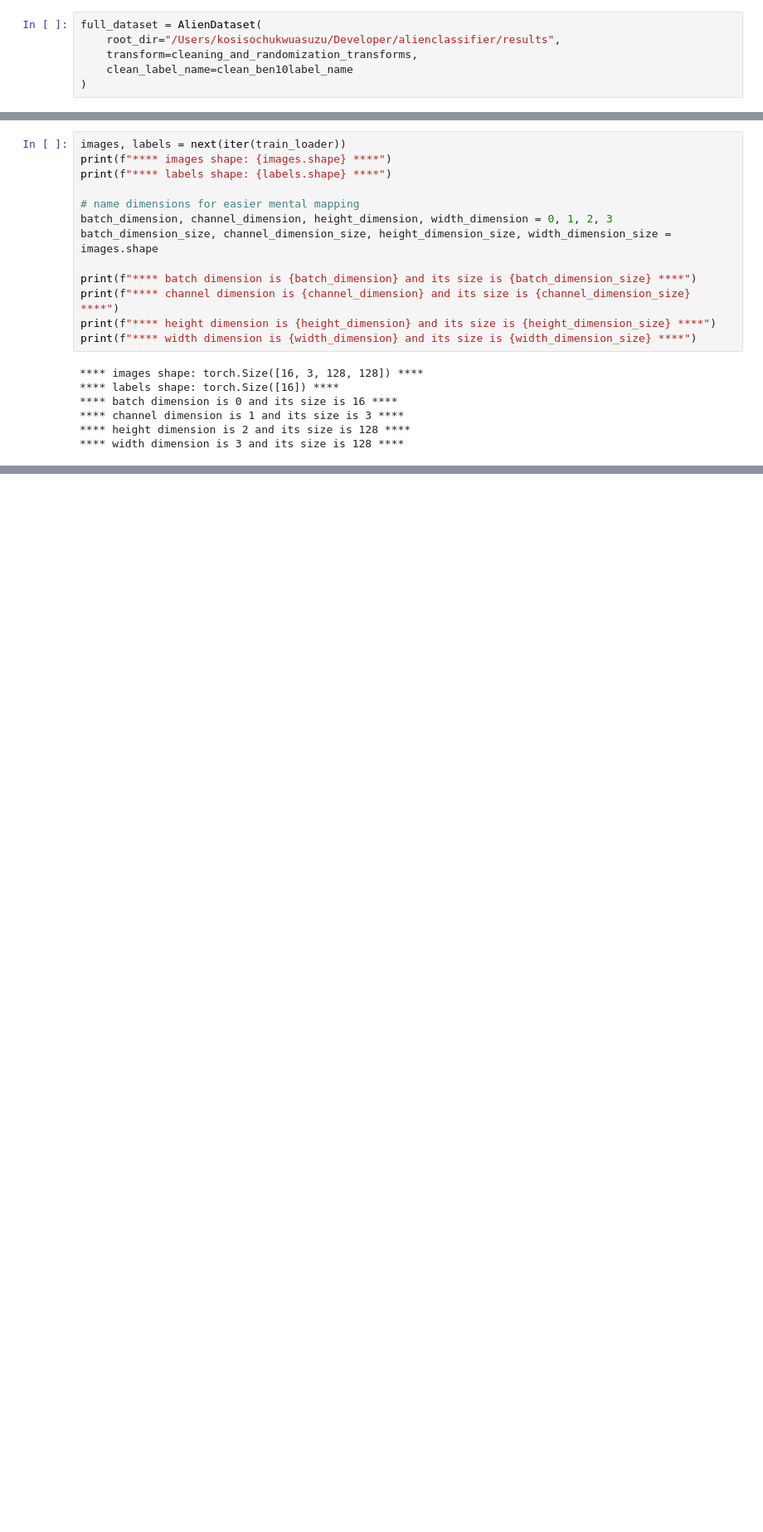
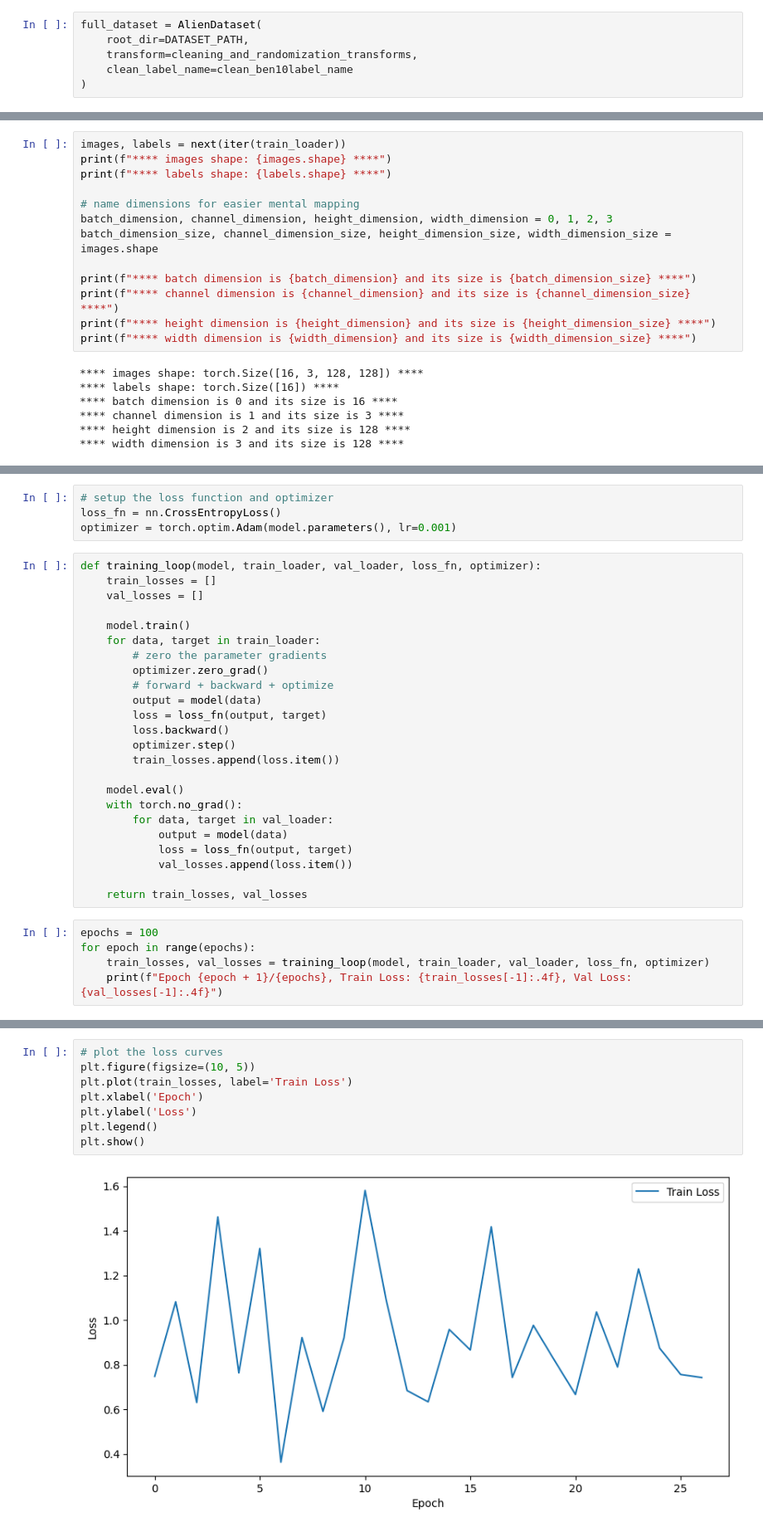
Before and after one commit to asuzukosi/deeplearning-reference, a Jupyter notebook: projects/alienclassifier/alien_dataset_test.ipynb, the cells around one changed output, grey strips where cells are left out. Shown at 83% size. Drawn from its saved outputs; the diff is of its cells as text; blank space fills up the shorter version.

Commit message:
feat: run trainnig on alien classifier  model

```diff
--- a/projects/alienclassifier/alien_dataset_test.ipynb
+++ b/projects/alienclassifier/alien_dataset_test.ipynb
@@ -16,6 +18,6 @@ now that we have imported the required libraries, we can now load the dataset wi
 # %%
 full_dataset = AlienDataset(
-    root_dir="/Users/kosisochukwuasuzu/Developer/alienclassifier/results",
+    root_dir=DATASET_PATH,
     transform=cleaning_and_randomization_transforms,
     clean_label_name=clean_ben10label_name
 )
@@ -106,0 +168,33 @@ print(f"**** width dimension is {width_dimension} and its size is {width_dimensi
+# %%
+# setup the loss function and optimizer
+loss_fn = nn.CrossEntropyLoss()
+optimizer = torch.optim.Adam(model.parameters(), lr=0.001)
+# %%
+def training_loop(model, train_loader, val_loader, loss_fn, optimizer):
+    train_losses = []
+    val_losses = []
+
+    model.train()
+    for data, target in train_loader:
+        # zero the parameter gradients
+        optimizer.zero_grad()
+        # forward + backward + optimize
+        output = model(data)
+        loss = loss_fn(output, target)
+        loss.backward()
+        optimizer.step()
+        train_losses.append(loss.item())
+
+    model.eval()
+    with torch.no_grad():
+        for data, target in val_loader:
+            output = model(data)
+            loss = loss_fn(output, target)
+            val_losses.append(loss.item())
+
+    return train_losses, val_losses
+# %%
+epochs = 100
+for epoch in range(epochs):
+    train_losses, val_losses = training_loop(model, train_loader, val_loader, loss_fn, optimizer)
+    print(f"Epoch {epoch + 1}/{epochs}, Train Loss: {train_losses[-1]:.4f}, Val Loss: {val_losses[-1]:.4f}")
@@ -106,0 +219,10 @@ print(f"**** width dimension is {width_dimension} and its size is {width_dimensi
+# %%
+# plot the loss curves
+plt.figure(figsize=(10, 5))
+plt.plot(train_losses, label='Train Loss')
+plt.xlabel('Epoch')
+plt.ylabel('Loss')
+plt.legend()
+plt.show()
+# %% [output]
+[figure, added]
```
Also changed, not shown: parts of 10 cells of this notebook, 6 other files.
